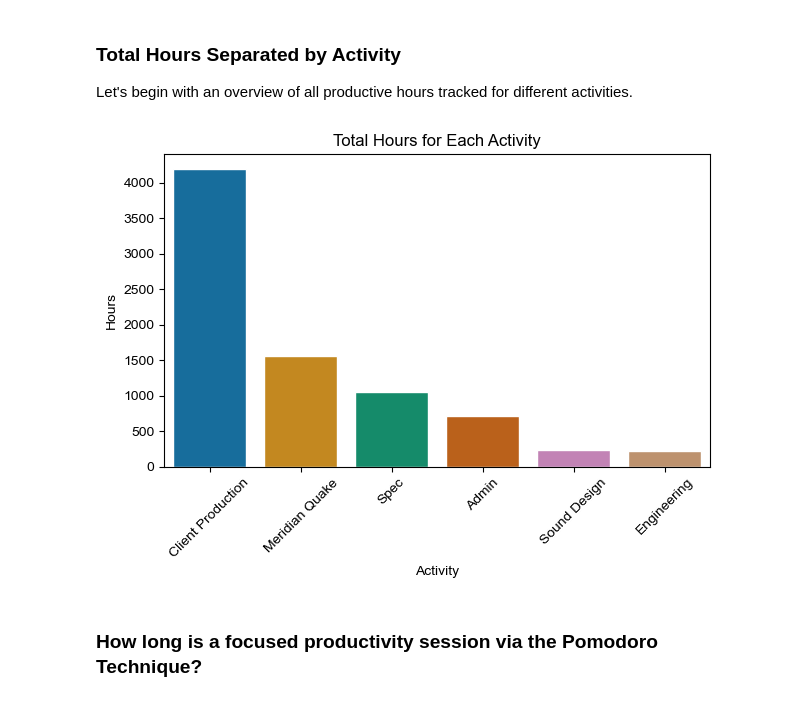
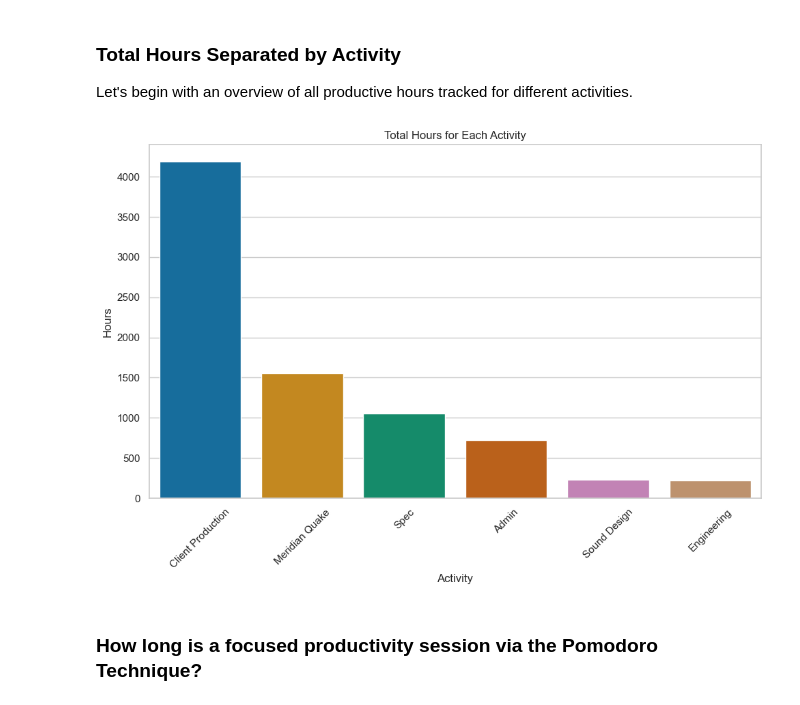
Before and after one commit to awkwardarm/Portfolio-Projects, a Jupyter notebook: Porftolio Project - Time Tracking.ipynb, the cells around one changed output. Saved outputs shown, nothing was run; the diff lists cells and outputs as text; code cells hidden in the pictures.

```diff
--- a/Porftolio Project - Time Tracking.ipynb
+++ b/Porftolio Project - Time Tracking.ipynb
@@ -34,35 +29,35 @@ Let's begin with an overview of all productive hours tracked for different activ
 # %%
 # Filter business activities from tracking input
 business_activities = ['Client Production', 'Meridian Quake', 'Spec', 'Admin', 'Sound Design', 'Engineering']
 time_tracking_business = time_tracking[time_tracking['activity'].isin(business_activities)]
 
 # sum total business hours by activity type
 activity_total_hours = time_tracking_business.groupby('activity').hours.sum().reset_index(name='total_hours')
 activity_total_hours = activity_total_hours.sort_values(by='total_hours', ascending=False)
 #activity_total_hours.head(20)
 
 # create figure
-plt.figure(figsize_medium)
+plt.figure(figsize=(10,7))
 ax = plt.subplot()
 
 # Set the style of seaborn
 sns.set(style="whitegrid")
 
 # Choose a colorblind-friendly palette
 palette = sns.color_palette("colorblind", n_colors=len(activity_total_hours))
 
 # Create the bar plot with the chosen palette
 sns.barplot(x='activity', y='total_hours', data=activity_total_hours, palette=palette)
 plt.xticks(rotation=45)
 plt.xlabel('Activity')
 plt.ylabel('Hours')
 title = 'Total Hours for Each Activity'
 plt.title(title)
 plt.tight_layout()  # Ensures that labels and titles fit within the plot area
 plt.savefig(os.path.join('Visualizations', title))
 plt.show()
 # %% [output]
-[figure, old version]
+[figure, new version]
 # %% [markdown]
 ### How long is a focused productivity session via the Pomodoro Technique?
 # %%
```
Also changed, not shown: parts of 5 cells of this notebook.
